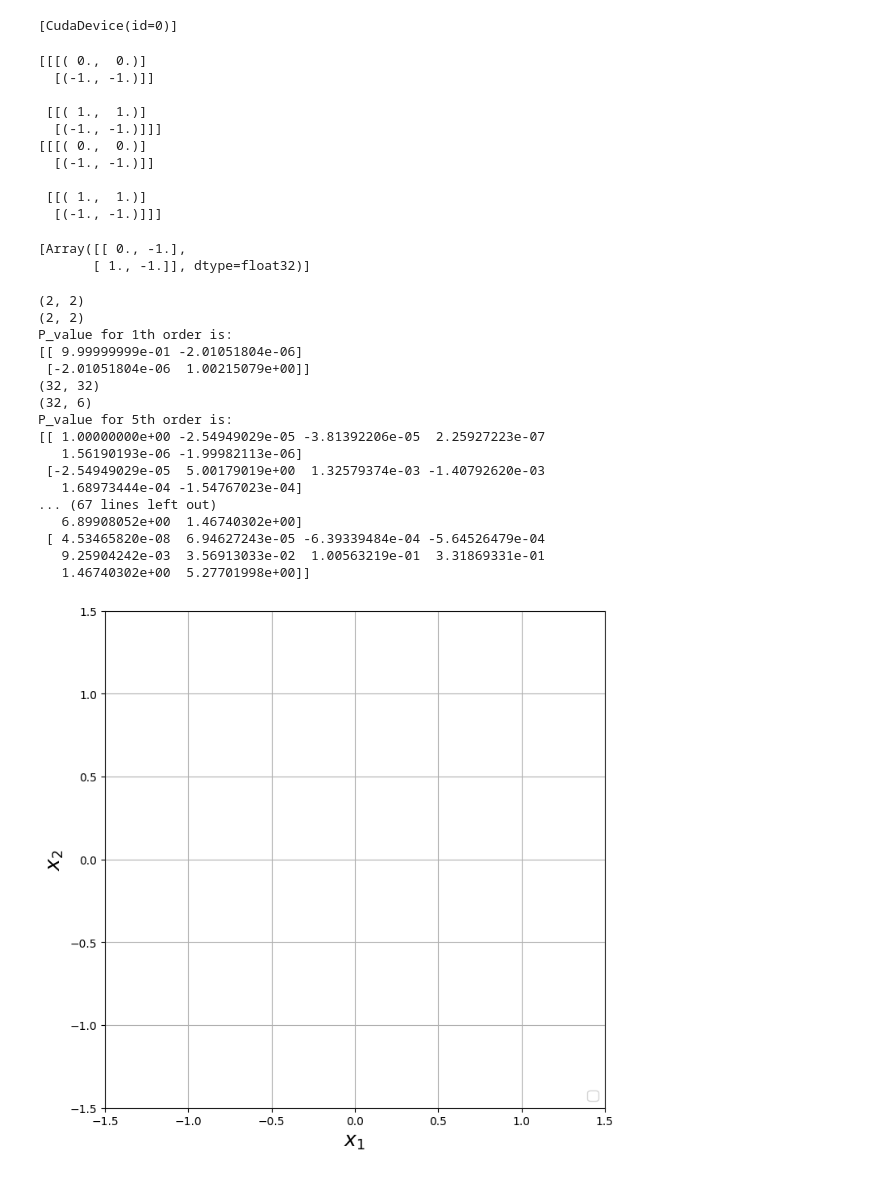
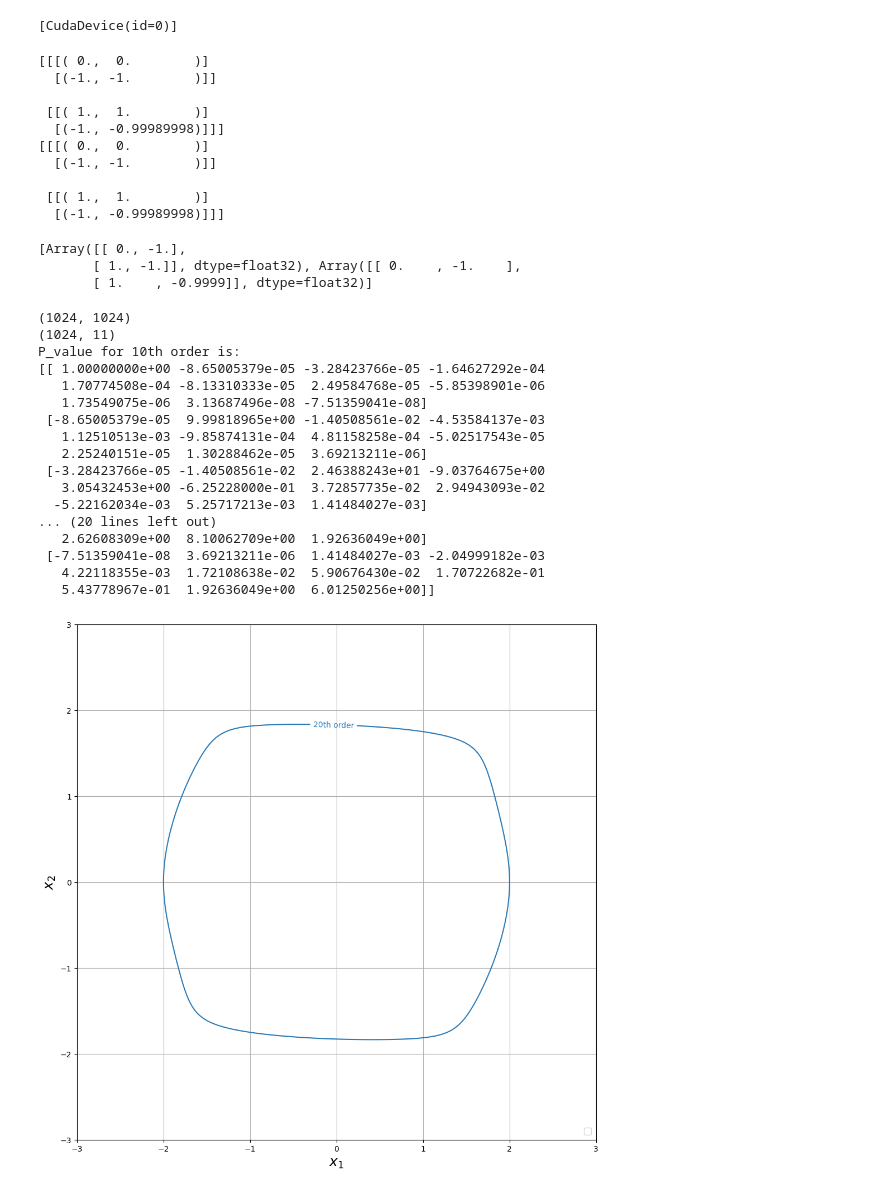
Before and after one commit to swershrimpy/nhholyap, a Jupyter notebook: examples/van_der_pol_oscillator_1d_demo.ipynb, the cells around one changed output. Saved outputs shown, nothing was run; the diff lists cells and outputs as text; code cells hidden in the pictures.

Commit message:
Added vdP oscillator limit cycle visualization

```diff
--- a/examples/van_der_pol_oscillator_1d_demo.ipynb
+++ b/examples/van_der_pol_oscillator_1d_demo.ipynb
@@ -5,7 +5,7 @@ from van_der_pol_oscillator_1d import ReverseTimeVanDerPolOscillator1D
 import immrax as irx
 import jax
 import jax.numpy as jnp
-reverse_vdp = ReverseTimeVanDerPolOscillator1D()
+reverse_vdp = ReverseTimeVanDerPolOscillator1D(mu=.1)
 # %%
 from typing import Tuple
 jax.devices()
@@ -14,50 +14,51 @@ jax.devices()
 # %%
 sys_mjacM = irx.mjacM(reverse_vdp.f)
 # %%
-Ms = sys_mjacM(jnp.zeros(1), irx.icentpert(jnp.zeros(2), jnp.array([1, 0])),
+Ms = sys_mjacM(jnp.zeros(1), irx.icentpert(jnp.array([0, 0]), jnp.array([2, 0.])),
                centers=((jnp.zeros(1), jnp.zeros(2)),), permutations=(irx.Permutation((0, 2, 1)), irx.Permutation((1, 2, 0))))
 
 print(Ms[0][1])
 print(Ms[1][1])
 # %% [output]
-[[[( 0.,  0.)]
-  [(-1., -1.)]]
+[[[( 0.,  0.        )]
+  [(-1., -1.        )]]
 
- [[( 1.,  1.)]
-  [(-1., -1.)]]]
-[[[( 0.,  0.)]
-  [(-1., -1.)]]
+ [[( 1.,  1.        )]
+  [(-1., -0.99989998)]]]
+[[[( 0.,  0.        )]
+  [(-1., -1.        )]]
 
- [[( 1.,  1.)]
-  [(-1., -1.)]]]
+ [[( 1.,  1.        )]
+  [(-1., -0.99989998)]]]
 # %%
 A_list_rtvdp = irx.get_sparse_corners(Ms[1][1])
 print(A_list_rtvdp)
 # %% [output]
 [Array([[ 0., -1.],
-       [ 1., -1.]], dtype=float32)]
+       [ 1., -1.]], dtype=float32), Array([[ 0.    , -1.    ],
+       [ 1.    , -0.9999]], dtype=float32)]
 # %%
 import sys, os
 sys.path.append(os.path.abspath(".."))
 
 from homogeneous_higher_order_lyapunov_functions import plot_reachable_set_from_hierarchical_lyap_func
-plot_reachable_set_from_hierarchical_lyap_func(A_list=A_list_rtvdp, x0=jnp.zeros(2))
+plot_reachable_set_from_hierarchical_lyap_func(A_list=A_list_rtvdp, x0=jnp.array([2, 0]), c_values=[10])
 # %% [output]
-(2, 2)
-(2, 2)
-P_value for 1th order is:
-[[ 9.99999999e-01 -2.01051804e-06]
- [-2.01051804e-06  1.00215079e+00]]
-(32, 32)
-(32, 6)
-P_value for 5th order is:
-[[ 1.00000000e+00 -2.54949029e-05 -3.81392206e-05  2.25927223e-07
-   1.56190193e-06 -1.99982113e-06]
- [-2.54949029e-05  5.00179019e+00  1.32579374e-03 -1.40792620e-03
-   1.68973444e-04 -1.54767023e-04]
-... (67 lines left out)
-   6.89908052e+00  1.46740302e+00]
- [ 4.53465820e-08  6.94627243e-05 -6.39339484e-04 -5.64526479e-04
-   9.25904242e-03  3.56913033e-02  1.00563219e-01  3.31869331e-01
-   1.46740302e+00  5.27701998e+00]]
+(1024, 1024)
+(1024, 11)
+P_value for 10th order is:
+[[ 1.00000000e+00 -8.65005379e-05 -3.28423766e-05 -1.64627292e-04
+   1.70774508e-04 -8.13310333e-05  2.49584768e-05 -5.85398901e-06
+   1.73549075e-06  3.13687496e-08 -7.51359041e-08]
+ [-8.65005379e-05  9.99818965e+00 -1.40508561e-02 -4.53584137e-03
+   1.12510513e-03 -9.85874131e-04  4.81158258e-04 -5.02517543e-05
+   2.25240151e-05  1.30288462e-05  3.69213211e-06]
+ [-3.28423766e-05 -1.40508561e-02  2.46388243e+01 -9.03764675e+00
+   3.05432453e+00 -6.25228000e-01  3.72857735e-02  2.94943093e-02
+  -5.22162034e-03  5.25717213e-03  1.41484027e-03]
+... (20 lines left out)
+   2.62608309e+00  8.10062709e+00  1.92636049e+00]
+ [-7.51359041e-08  3.69213211e-06  1.41484027e-03 -2.04999182e-03
+   4.22118355e-03  1.72108638e-02  5.90676430e-02  1.70722682e-01
+   5.43778967e-01  1.92636049e+00  6.01250256e+00]]
-[figure, old version]
+[figure, new version]
```
Also changed, not shown: parts of 3 cells of this notebook, 1 other file.
